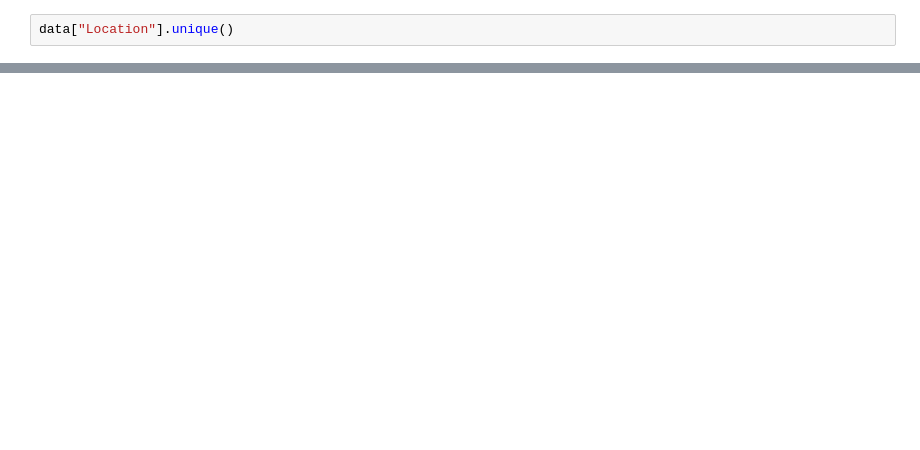
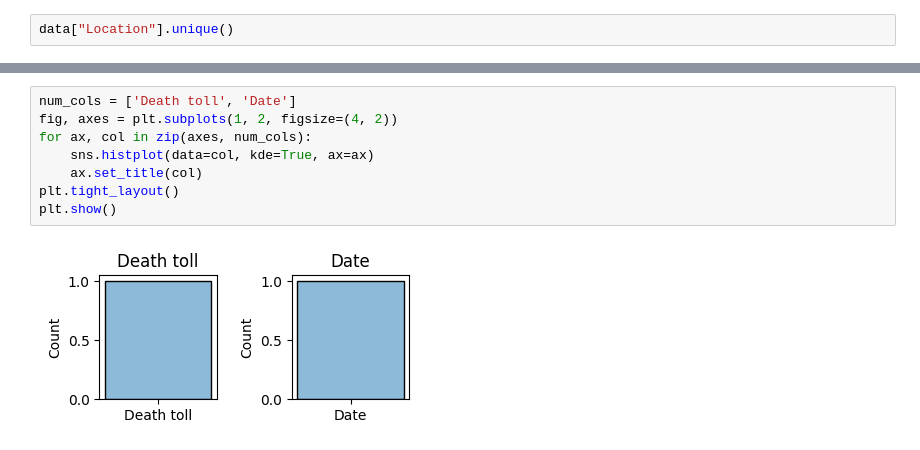
Before and after one commit to yashhhsinghal/Pandemic, a Jupyter notebook: Pandemic.ipynb, the cells around one changed output, grey strips where cells are left out. Cells and saved outputs as stored; diff of their text form; blank space fills up the shorter version.

```diff
--- a/Pandemic.ipynb
+++ b/Pandemic.ipynb
@@ -97,0 +116,10 @@ data["Location"].unique()
+# %%
+num_cols = ['Death toll', 'Date']
+fig, axes = plt.subplots(1, 2, figsize=(4, 2))
+for ax, col in zip(axes, num_cols):
+    sns.histplot(data=col, kde=True, ax=ax)
+    ax.set_title(col)
+plt.tight_layout()
+plt.show()
+# %% [output]
+[figure, added]
```
Also changed, not shown: parts of 8 cells of this notebook.
